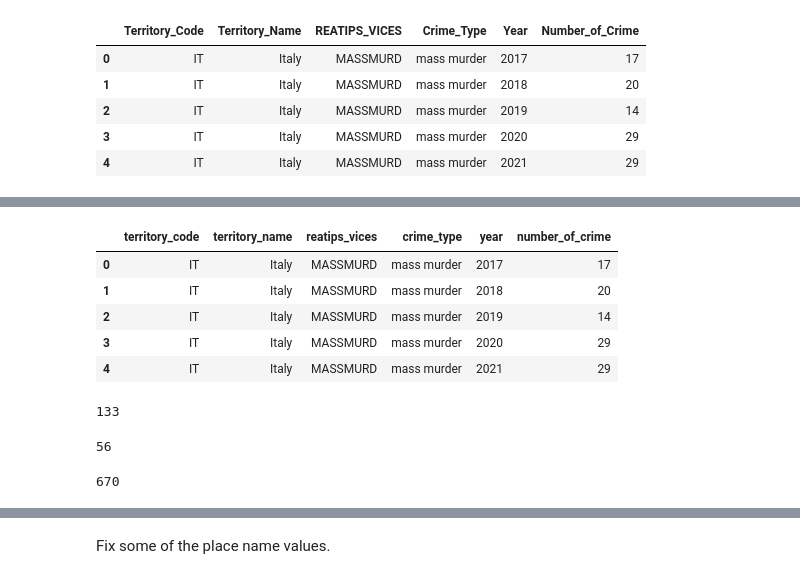
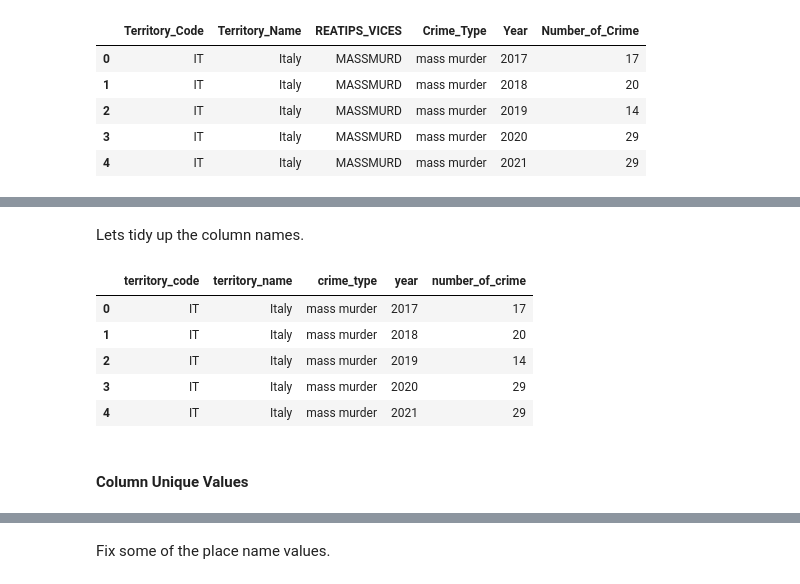
Before and after one commit to OmdenaAI/milan-italy-impact-covid-crimes, a Jupyter notebook: src/tasks/task-2-data-cleaning/files.ipynb, the cells around one changed output, grey strips where cells are left out. Drawn from its saved outputs; the diff is of its cells as text; code cells hidden in the pictures.

```diff
--- a/src/tasks/task-2-data-cleaning/files.ipynb
+++ b/src/tasks/task-2-data-cleaning/files.ipynb
@@ -519,0 +726,3 @@ crime_df.shape
+# %%
+crime_df.drop(['REATIPS_VICES'], axis=1, inplace=True)
+crime_df.head()
@@ -520,25 +736,17 @@ crime_df.shape
+# %% [markdown]
+Lets tidy up the column names.
 # %%
 crime_df.columns = crime_df.columns.str.strip(
     ).str.lower(
         ).str.replace(
-            '-', '_', regex=False).str.replace('(', '', regex=False).str.replace(')', '', regex=False)
+            ' ', '_', regex=False)
 crime_df.head()
 # %% [output]
-|  | territory_code | territory_name | reatips_vices | crime_type | year | number_of_crime |
-| 0 | IT | Italy | MASSMURD | mass murder | 2017 | 17 |
-| 1 | IT | Italy | MASSMURD | mass murder | 2018 | 20 |
-| 2 | IT | Italy | MASSMURD | mass murder | 2019 | 14 |
-| 3 | IT | Italy | MASSMURD | mass murder | 2020 | 29 |
-| 4 | IT | Italy | MASSMURD | mass murder | 2021 | 29 |
+|  | territory_code | territory_name | crime_type | year | number_of_crime |
+| 0 | IT | Italy | mass murder | 2017 | 17 |
+| 1 | IT | Italy | mass murder | 2018 | 20 |
+| 2 | IT | Italy | mass murder | 2019 | 14 |
+| 3 | IT | Italy | mass murder | 2020 | 29 |
+| 4 | IT | Italy | mass murder | 2021 | 29 |
-# %%
-len(crime_df['territory_name'].unique())
-# %% [output]
-133
-# %%
-len(crime_df['crime_type'].unique())
-# %% [output]
-56
-# %%
-len(crime_df[crime_df['crime_type'] == 'total'])
-# %% [output]
-670
+# %% [markdown]
+#### Column Unique Values
```
Also changed, not shown: parts of 123 cells of this notebook, 3 other files.
